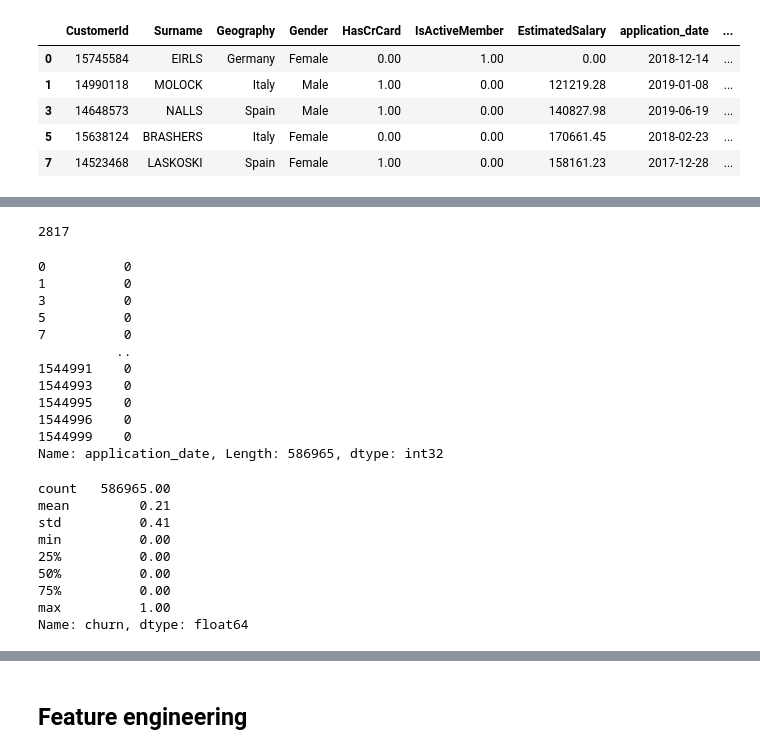
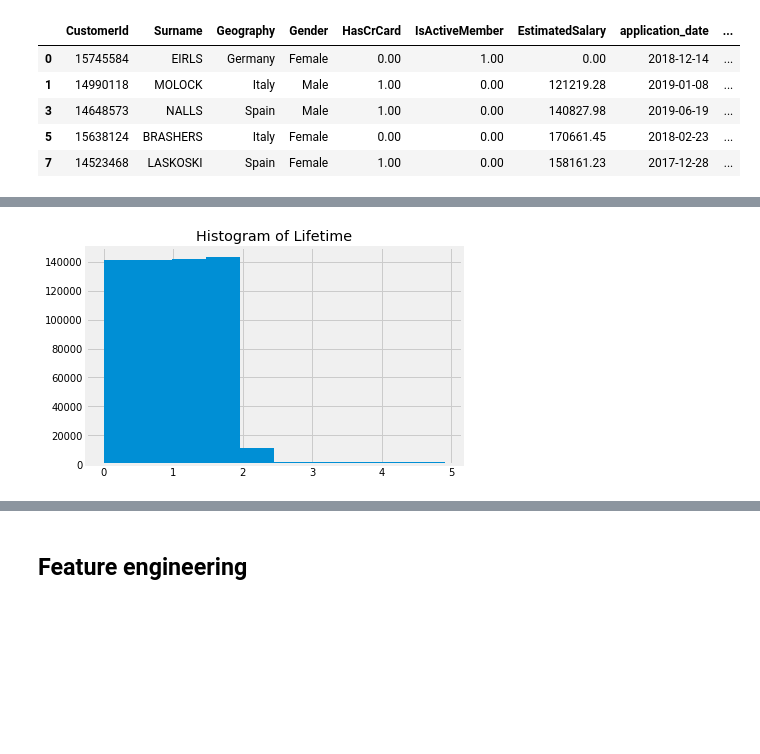
Before and after one commit to DenisTros/kin_analytics_trosman, a Jupyter notebook: notebooks/kin_analytics_trosman.ipynb, the cells around one changed output, grey strips where cells are left out. Cells and saved outputs as stored; diff of their text form; code cells hidden in the pictures; blank space fills up the shorter version.

```diff
--- a/notebooks/kin_analytics_trosman.ipynb
+++ b/notebooks/kin_analytics_trosman.ipynb
@@ -285,4 +270,8 @@ Name: count, dtype: int64
+# %%
+df_clients_f.CustomerLifetime.hist()
+plt.title('Histogram of Lifetime')
+plt.show()
+# %% [output]
+[figure, added]
 # %%
-df_clients_f[df_clients_f['CustomerLifetime']>=2].exit_date.isna().sum()
+df_clients_f = df_clients_f[df_clients_f['CustomerLifetime']>=2]
-# %% [output]
-2817
@@ -291,15 +277,0 @@ two_years_after_application = df_clients_f['application_date'] + pd.DateOffset(y
-# %%
-(df_clients_f['application_date'] > two_years_after_application).astype(int)
-# %% [output]
-0          0
-1          0
-3          0
-5          0
-7          0
-          ..
-1544991    0
-1544993    0
-1544995    0
-1544996    0
-1544999    0
-Name: application_date, Length: 586965, dtype: int32
@@ -308,12 +277,0 @@ df_clients_f['churn'] = ((df_clients_f['exit_date'] <= two_years_after_applicati
-# %%
-df_clients_f.churn.describe()
-# %% [output]
-count   586965.00
-mean         0.21
-std          0.41
-min          0.00
-25%          0.00
-50%          0.00
-75%          0.00
-max          1.00
-Name: churn, dtype: float64
```
Also changed, not shown: parts of 99 cells of this notebook.
